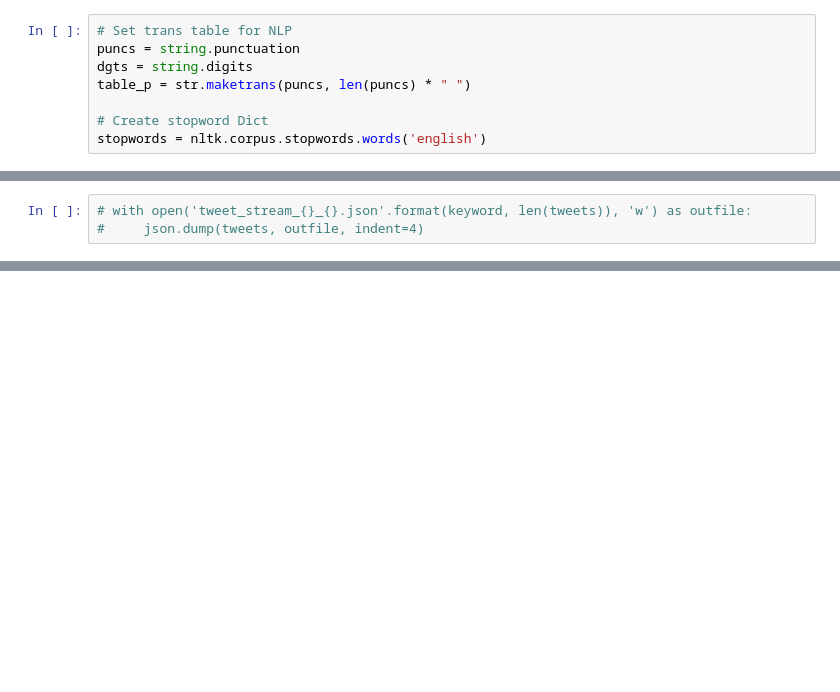
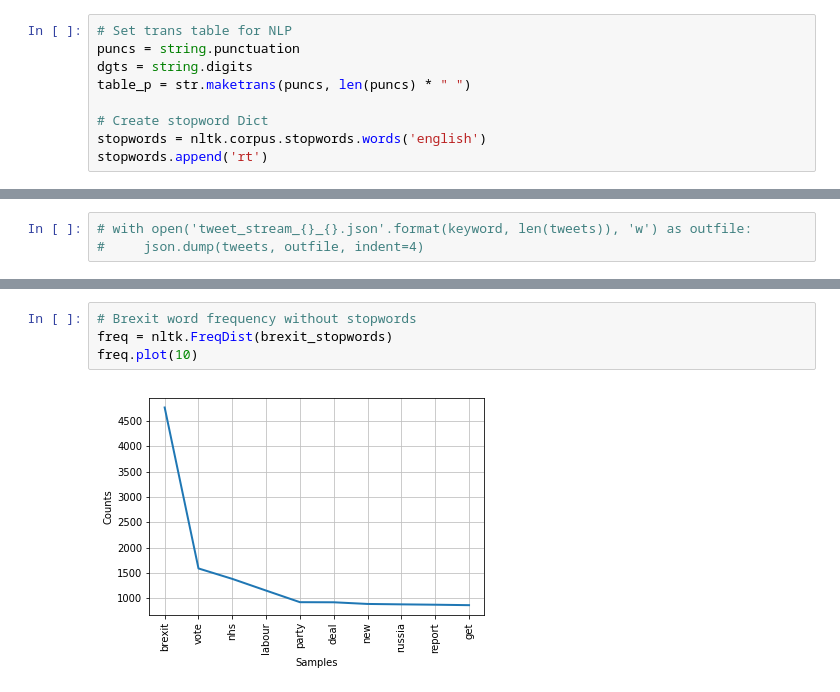
Before and after one commit to Samuel-Yanming-Chan/twitter_stream_nlp, a Jupyter notebook: Super_Cool_Communication.ipynb, the cells around one changed output, grey strips where cells are left out. Cells and saved outputs as stored; diff of their text form; blank space fills up the shorter version.

```diff
--- a/Super_Cool_Communication.ipynb
+++ b/Super_Cool_Communication.ipynb
@@ -18,6 +18,7 @@ table_p = str.maketrans(puncs, len(puncs) * " ")
 
 # Create stopword Dict
 stopwords = nltk.corpus.stopwords.words('english')
+stopwords.append('rt')
 # %%
 # Import Gene's TwythonStreamer
 
@@ -158,0 +212,6 @@ brex_data[x]['entities']['hashtags']
+# %%
+# Brexit word frequency without stopwords
+freq = nltk.FreqDist(brexit_stopwords)
+freq.plot(10)
+# %% [output]
+[figure, added]
```
Also changed, not shown: parts of 25 cells of this notebook.
